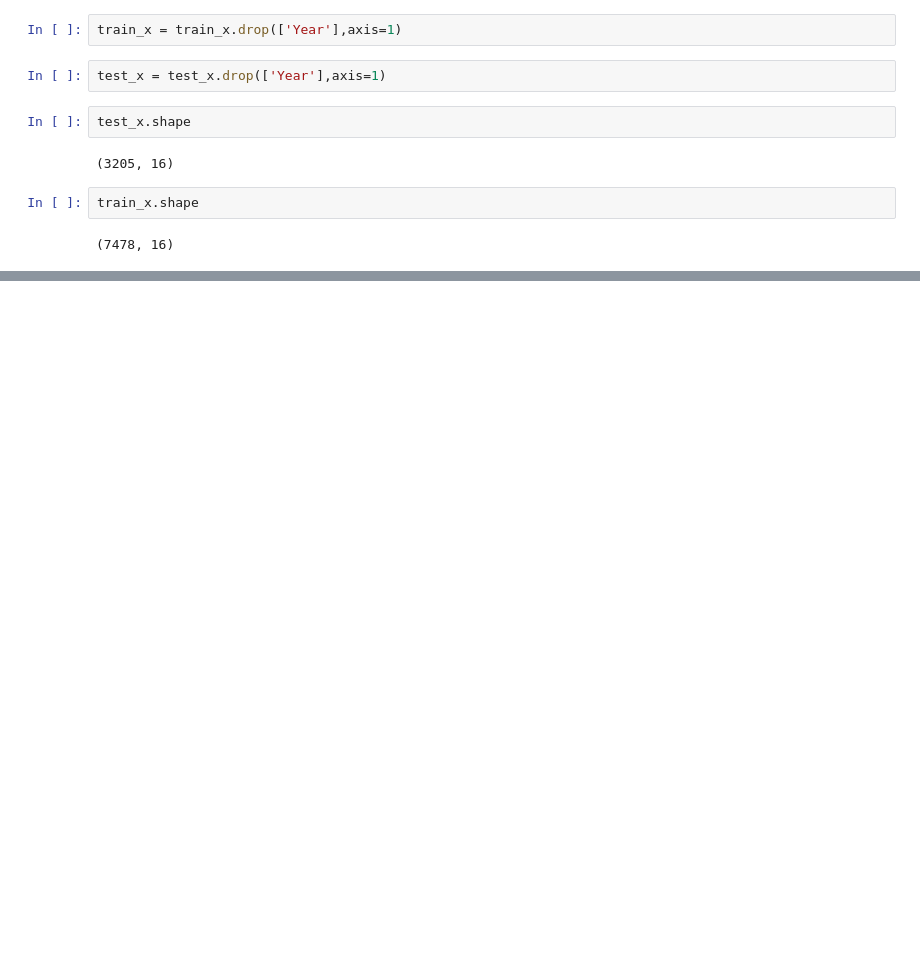
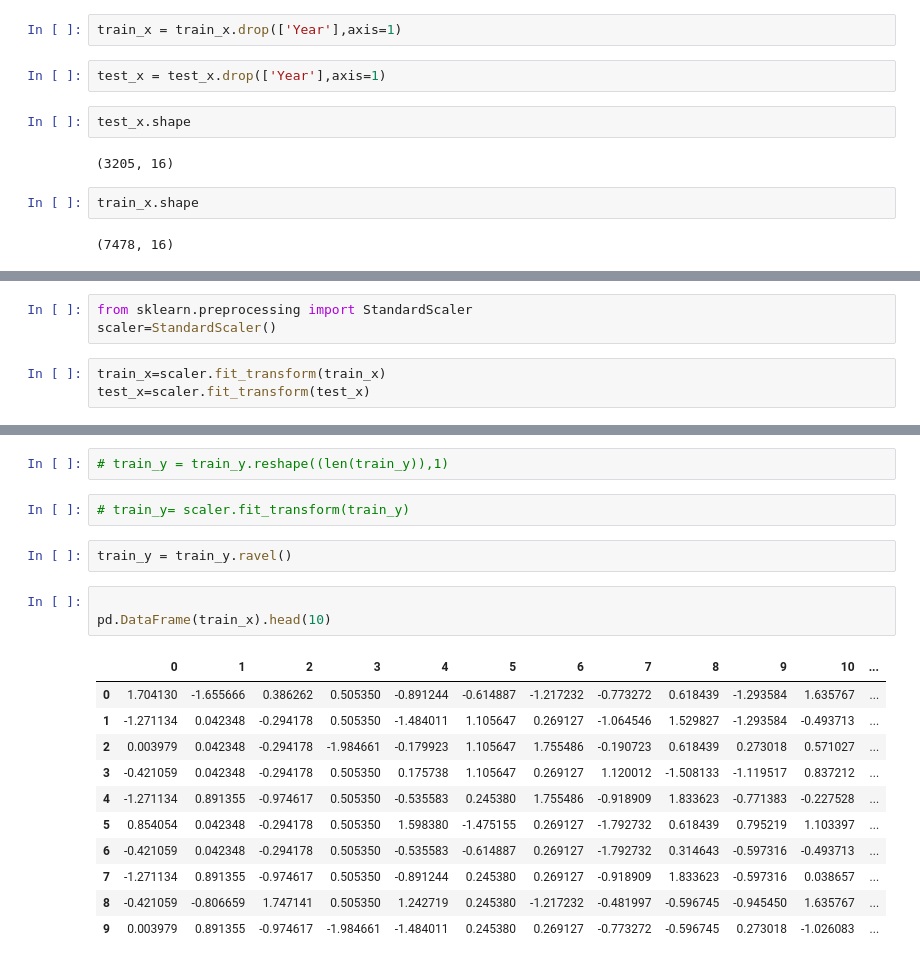
Before and after one commit to RageshwarSharma/Machine-Learning, a Jupyter notebook: Regression/Flight price prediction.ipynb, the cells around one changed output, grey strips where cells are left out. Cells and saved outputs as stored; diff of their text form; blank space fills up the shorter version.

```diff
--- a/Regression/Flight price prediction.ipynb
+++ b/Regression/Flight price prediction.ipynb
@@ -552,0 +605,6 @@ train_x.shape
+# %%
+from sklearn.preprocessing import StandardScaler
+scaler=StandardScaler()
+# %%
+train_x=scaler.fit_transform(train_x)
+test_x=scaler.fit_transform(test_x)
@@ -552,0 +630,21 @@ train_x.shape
+# %%
+# train_y = train_y.reshape((len(train_y)),1)
+# %%
+# train_y= scaler.fit_transform(train_y)
+# %%
+train_y = train_y.ravel()
+# %%
+
+pd.DataFrame(train_x).head(10)
+# %% [output]
+|  | 0 | 1 | 2 | 3 | 4 | 5 | 6 | 7 | 8 | 9 | 10 | ... |
+| 0 | 1.704130 | -1.655666 | 0.386262 | 0.505350 | -0.891244 | -0.614887 | -1.217232 | -0.773272 | 0.618439 | -1.293584 | 1.635767 | ... |
+| 1 | -1.271134 | 0.042348 | -0.294178 | 0.505350 | -1.484011 | 1.105647 | 0.269127 | -1.064546 | 1.529827 | -1.293584 | -0.493713 | ... |
+| 2 | 0.003979 | 0.042348 | -0.294178 | -1.984661 | -0.179923 | 1.105647 | 1.755486 | -0.190723 | 0.618439 | 0.273018 | 0.571027 | ... |
+| 3 | -0.421059 | 0.042348 | -0.294178 | 0.505350 | 0.175738 | 1.105647 | 0.269127 | 1.120012 | -1.508133 | -1.119517 | 0.837212 | ... |
+| 4 | -1.271134 | 0.891355 | -0.974617 | 0.505350 | -0.535583 | 0.245380 | 1.755486 | -0.918909 | 1.833623 | -0.771383 | -0.227528 | ... |
+| 5 | 0.854054 | 0.042348 | -0.294178 | 0.505350 | 1.598380 | -1.475155 | 0.269127 | -1.792732 | 0.618439 | 0.795219 | 1.103397 | ... |
+| 6 | -0.421059 | 0.042348 | -0.294178 | 0.505350 | -0.535583 | -0.614887 | 0.269127 | -1.792732 | 0.314643 | -0.597316 | -0.493713 | ... |
+| 7 | -1.271134 | 0.891355 | -0.974617 | 0.505350 | -0.891244 | 0.245380 | 0.269127 | -0.918909 | 1.833623 | -0.597316 | 0.038657 | ... |
+| 8 | -0.421059 | -0.806659 | 1.747141 | 0.505350 | 1.242719 | 0.245380 | -1.217232 | -0.481997 | -0.596745 | -0.945450 | 1.635767 | ... |
+| 9 | 0.003979 | 0.891355 | -0.974617 | -1.984661 | -1.484011 | 0.245380 | 0.269127 | -0.773272 | -0.596745 | 0.273018 | -1.026083 | ... |
```
Also changed, not shown: parts of 43 cells of this notebook.
